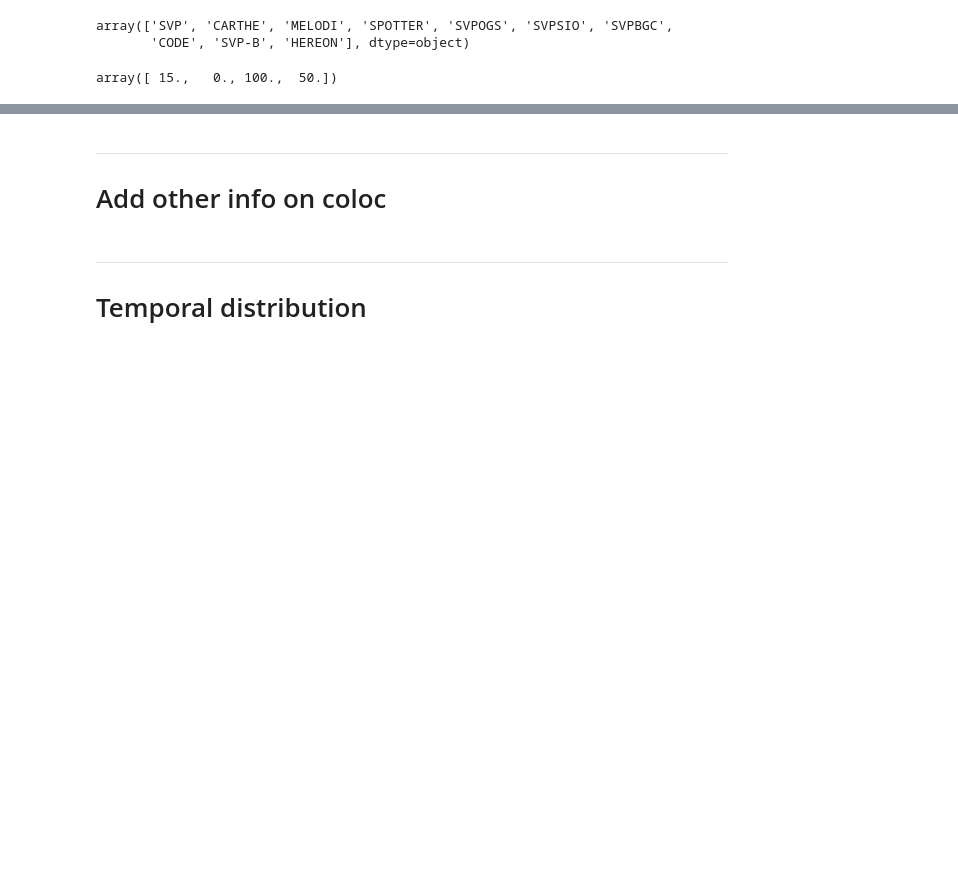
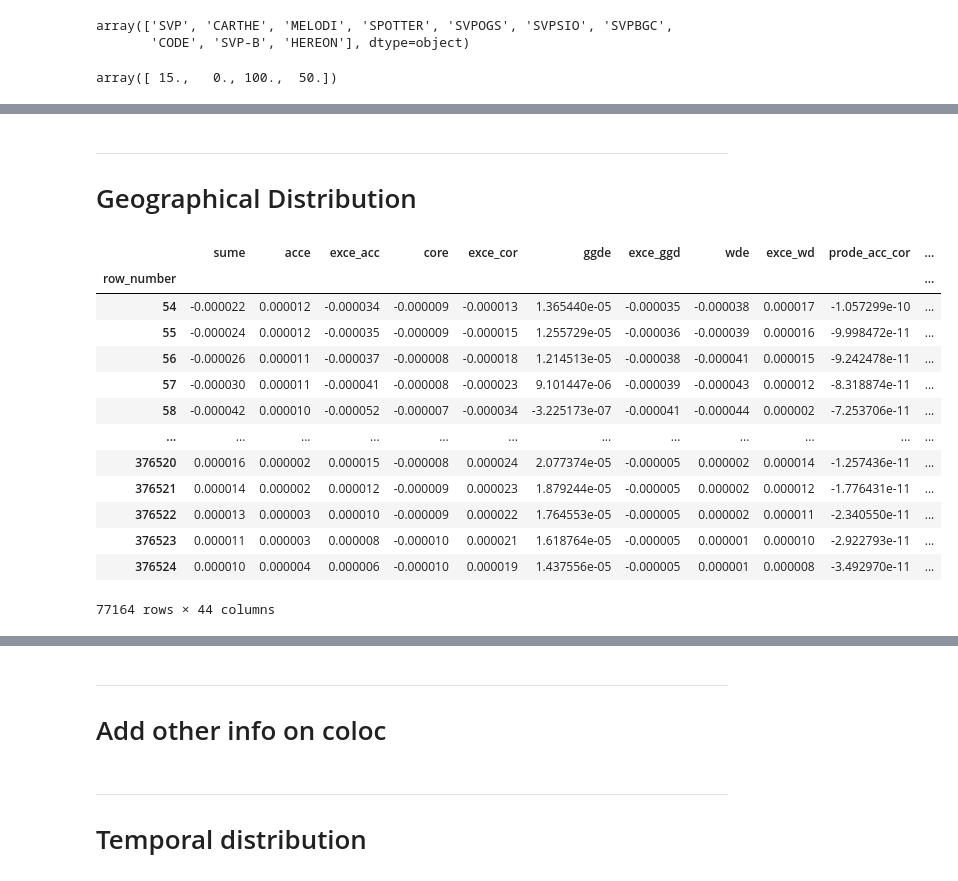
Before and after one commit to margot-demol/med_analysis, a Jupyter notebook: 03_Overview_visualization/10_overview.ipynb, the cells around one changed output, grey strips where cells are left out. Drawn from its saved outputs; the diff is of its cells as text; code cells hidden in the pictures; blank space fills up the shorter version.

```diff
--- a/03_Overview_visualization/10_overview.ipynb
+++ b/03_Overview_visualization/10_overview.ipynb
@@ -180 +176,21 @@ df250n.groupby('drifter_type').longitude.count(), df2n.groupby('drifter_type').l
  Name: longitude, dtype: int64)
+# %% [markdown]
+_______
+# Geographical Distribution
+# %%
+df
+# %% [output]
+|  | sume | acce | exce_acc | core | exce_cor | ggde | exce_ggd | wde | exce_wd | prode_acc_cor | ... |
+| row_number |  |  |  |  |  |  |  |  |  |  | ... |
+| 54 | -0.000022 | 0.000012 | -0.000034 | -0.000009 | -0.000013 | 1.365440e-05 | -0.000035 | -0.000038 | 0.000017 | -1.057299e-10 | ... |
+| 55 | -0.000024 | 0.000012 | -0.000035 | -0.000009 | -0.000015 | 1.255729e-05 | -0.000036 | -0.000039 | 0.000016 | -9.998472e-11 | ... |
+| 56 | -0.000026 | 0.000011 | -0.000037 | -0.000008 | -0.000018 | 1.214513e-05 | -0.000038 | -0.000041 | 0.000015 | -9.242478e-11 | ... |
+| 57 | -0.000030 | 0.000011 | -0.000041 | -0.000008 | -0.000023 | 9.101447e-06 | -0.000039 | -0.000043 | 0.000012 | -8.318874e-11 | ... |
+| 58 | -0.000042 | 0.000010 | -0.000052 | -0.000007 | -0.000034 | -3.225173e-07 | -0.000041 | -0.000044 | 0.000002 | -7.253706e-11 | ... |
+| ... | ... | ... | ... | ... | ... | ... | ... | ... | ... | ... | ... |
+| 376520 | 0.000016 | 0.000002 | 0.000015 | -0.000008 | 0.000024 | 2.077374e-05 | -0.000005 | 0.000002 | 0.000014 | -1.257436e-11 | ... |
+| 376521 | 0.000014 | 0.000002 | 0.000012 | -0.000009 | 0.000023 | 1.879244e-05 | -0.000005 | 0.000002 | 0.000012 | -1.776431e-11 | ... |
+| 376522 | 0.000013 | 0.000003 | 0.000010 | -0.000009 | 0.000022 | 1.764553e-05 | -0.000005 | 0.000002 | 0.000011 | -2.340550e-11 | ... |
+| 376523 | 0.000011 | 0.000003 | 0.000008 | -0.000010 | 0.000021 | 1.618764e-05 | -0.000005 | 0.000001 | 0.000010 | -2.922793e-11 | ... |
+| 376524 | 0.000010 | 0.000004 | 0.000006 | -0.000010 | 0.000019 | 1.437556e-05 | -0.000005 | 0.000001 | 0.000008 | -3.492970e-11 | ... |
+77164 rows × 44 columns
```
Also changed, not shown: parts of 12 cells of this notebook, 37 other files.
